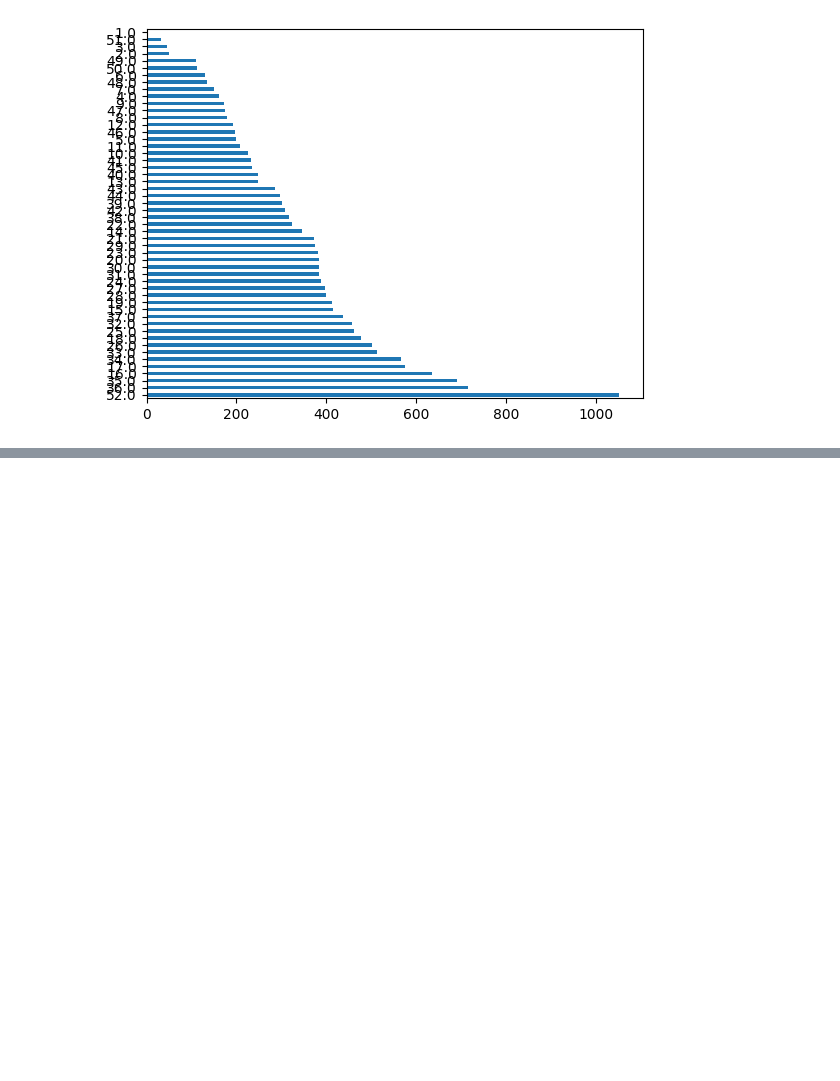
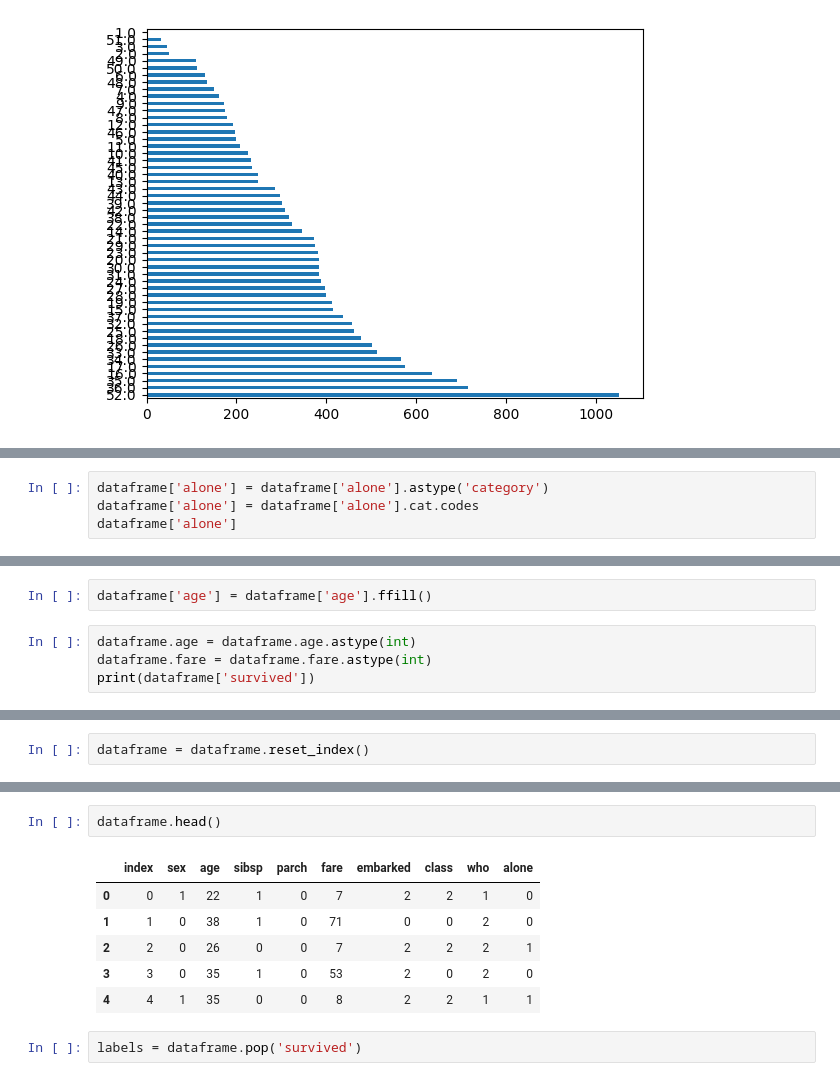
Before and after one commit to SahithiDuppati/Machine_Learning_With_Python, a Jupyter notebook: Machine_Learning_with_Python.ipynb, the cells around one changed output, grey strips where cells are left out. Cells and saved outputs as stored; diff of their text form; blank space fills up the shorter version.

```diff
--- a/Machine_Learning_with_Python.ipynb
+++ b/Machine_Learning_with_Python.ipynb
@@ -115,0 +247,4 @@ dtrain.housing_median_age.value_counts().plot(kind='barh')
+# %%
+dataframe['alone'] = dataframe['alone'].astype('category')
+dataframe['alone'] = dataframe['alone'].cat.codes
+dataframe['alone']
@@ -115,0 +264,6 @@ dtrain.housing_median_age.value_counts().plot(kind='barh')
+# %%
+dataframe['age'] = dataframe['age'].ffill()
+# %%
+dataframe.age = dataframe.age.astype(int)
+dataframe.fare = dataframe.fare.astype(int)
+print(dataframe['survived'])
@@ -115,0 +283,2 @@ dtrain.housing_median_age.value_counts().plot(kind='barh')
+# %%
+dataframe = dataframe.reset_index()
@@ -115,0 +306,11 @@ dtrain.housing_median_age.value_counts().plot(kind='barh')
+# %%
+dataframe.head()
+# %% [output]
+|  | index | sex | age | sibsp | parch | fare | embarked | class | who | alone |
+| 0 | 0 | 1 | 22 | 1 | 0 | 7 | 2 | 2 | 1 | 0 |
+| 1 | 1 | 0 | 38 | 1 | 0 | 71 | 0 | 0 | 2 | 0 |
+| 2 | 2 | 0 | 26 | 0 | 0 | 7 | 2 | 2 | 2 | 1 |
+| 3 | 3 | 0 | 35 | 1 | 0 | 53 | 2 | 0 | 2 | 0 |
+| 4 | 4 | 1 | 35 | 0 | 0 | 8 | 2 | 2 | 1 | 1 |
+# %%
+labels = dataframe.pop('survived')
```
Also changed, not shown: parts of 38 cells of this notebook.
